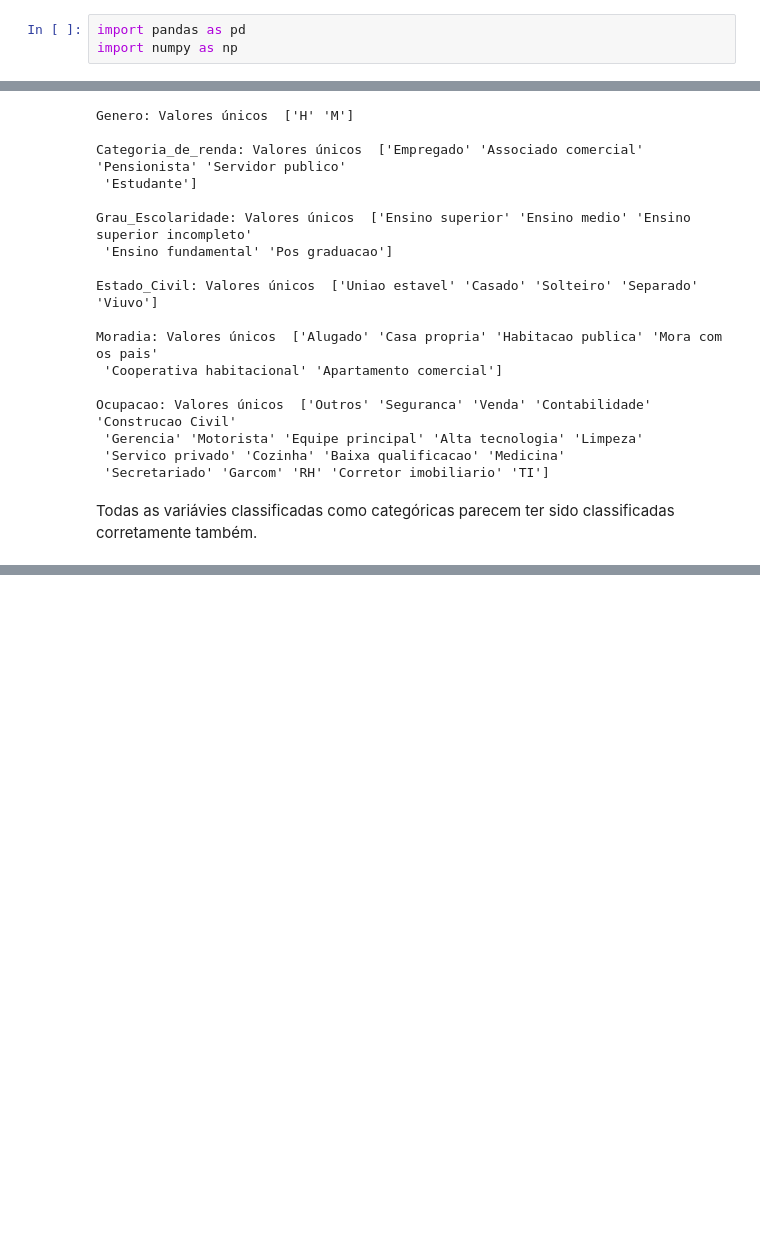
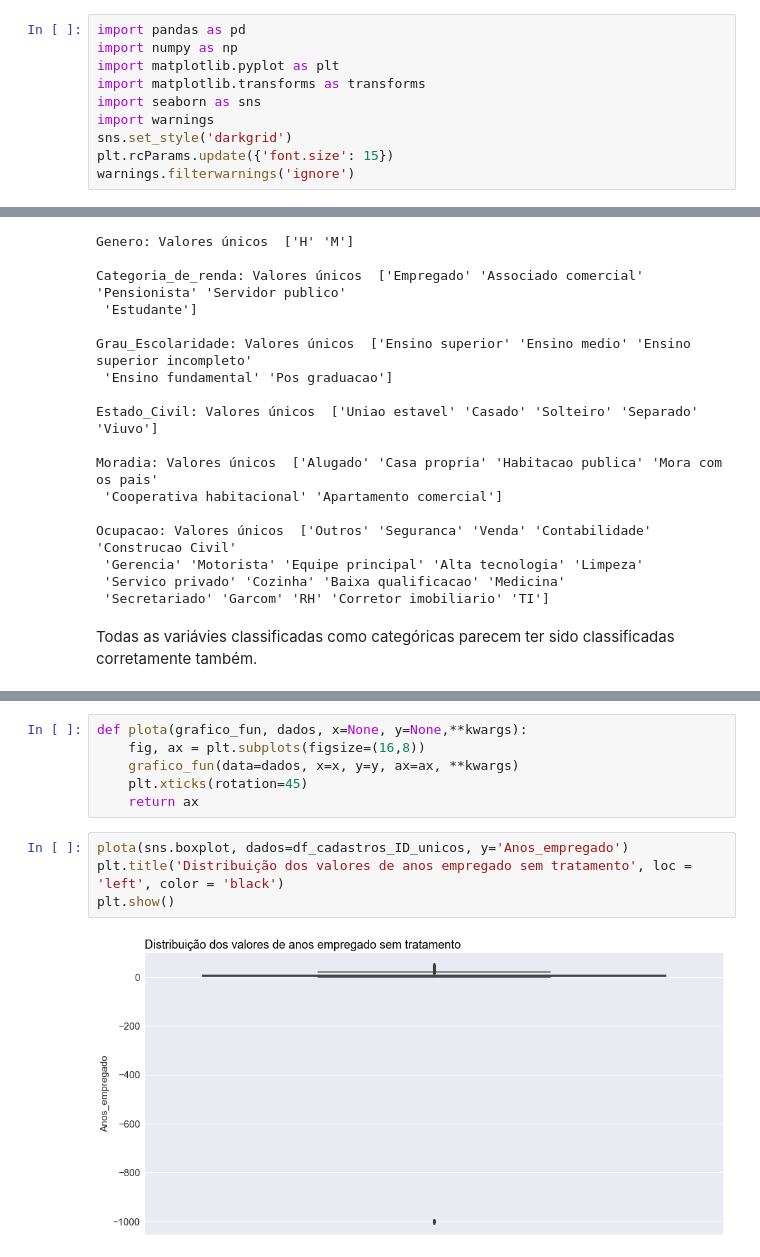
Before and after one commit to PedroHCAlmeida/Bootcamp_alura, a Jupyter notebook: Extra/Aulas_modulo_extra.ipynb, the cells around one changed output, grey strips where cells are left out. Drawn from its saved outputs; the diff is of its cells as text; blank space fills up the shorter version.

```diff
--- a/Extra/Aulas_modulo_extra.ipynb
+++ b/Extra/Aulas_modulo_extra.ipynb
@@ -5,6 +5,13 @@
 # %%
 import pandas as pd
 import numpy as np
+import matplotlib.pyplot as plt
+import matplotlib.transforms as transforms
+import seaborn as sns
+import warnings
+sns.set_style('darkgrid')
+plt.rcParams.update({'font.size': 15})
+warnings.filterwarnings('ignore')
 # %%
 df_cadastros = pd.read_csv('https://raw.githubusercontent.com/alura-cursos/Avaliacao_Credito/main/dados/clientes_cadastrados.csv')
 df_cadastros.head()
@@ -200,0 +267,12 @@ Todas as variávies classificadas como categóricas parecem ter sido classificad
+# %%
+def plota(grafico_fun, dados, x=None, y=None,**kwargs):
+    fig, ax = plt.subplots(figsize=(16,8))
+    grafico_fun(data=dados, x=x, y=y, ax=ax, **kwargs)
+    plt.xticks(rotation=45)
+    return ax
+# %%
+plota(sns.boxplot, dados=df_cadastros_ID_unicos, y='Anos_empregado')
+plt.title('Distribuição dos valores de anos empregado sem tratamento', loc = 'left', color = 'black')
+plt.show()
+# %% [output]
+[figure, added]
```
Also changed, not shown: parts of 84 cells of this notebook.
